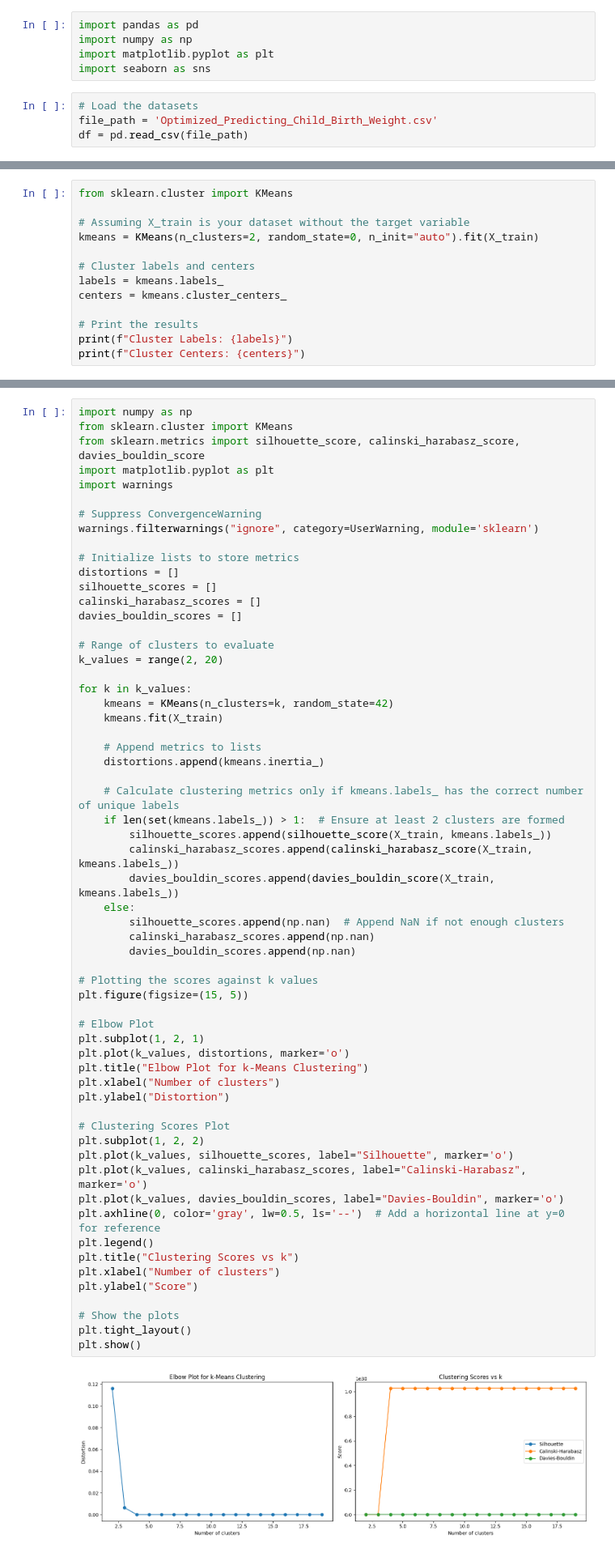
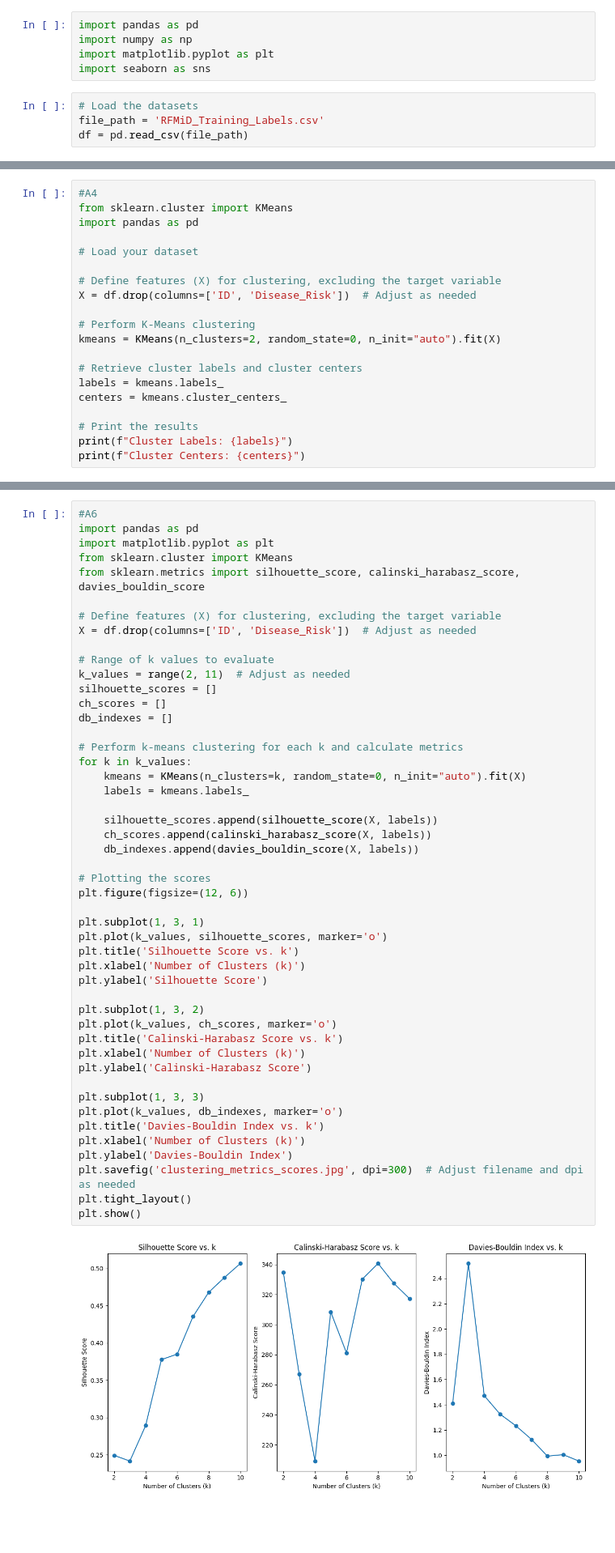
Before and after one commit to durupudiruthvika/Machine-Learning-Lab05, a Jupyter notebook: Lab05.ipynb, the cells around one changed output, grey strips where cells are left out. Shown at 81% size. Cells and saved outputs as stored; diff of their text form; blank space fills up the shorter version.

```diff
--- a/Lab05.ipynb
+++ b/Lab05.ipynb
@@ -5,6 +5,6 @@ import matplotlib.pyplot as plt
 import seaborn as sns
 # %%
 # Load the datasets
-file_path = 'Optimized_Predicting_Child_Birth_Weight.csv'
+file_path = 'RFMiD_Training_Labels.csv'
 df = pd.read_csv(file_path)
 # %%
@@ -126,10 +213,17 @@ R2 Score: -0.0011974940219798835
 # %%
+#A4
 from sklearn.cluster import KMeans
+import pandas as pd
 
-# Assuming X_train is your dataset without the target variable
-kmeans = KMeans(n_clusters=2, random_state=0, n_init="auto").fit(X_train)
+# Load your dataset
 
-# Cluster labels and centers
+# Define features (X) for clustering, excluding the target variable
+X = df.drop(columns=['ID', 'Disease_Risk'])  # Adjust as needed
+
+# Perform K-Means clustering
+kmeans = KMeans(n_clusters=2, random_state=0, n_init="auto").fit(X)
+
+# Retrieve cluster labels and cluster centers
 labels = kmeans.labels_
 centers = kmeans.cluster_centers_
 
@@ -159,63 +268,51 @@ Davies-Bouldin Index: 0.14359049631960305
 # %%
-import numpy as np
+#A6
+import pandas as pd
+import matplotlib.pyplot as plt
 from sklearn.cluster import KMeans
 from sklearn.metrics import silhouette_score, calinski_harabasz_score, davies_bouldin_score
-import matplotlib.pyplot as plt
-import warnings
 
-# Suppress ConvergenceWarning
-warnings.filterwarnings("ignore", category=UserWarning, module='sklearn')
+# Define features (X) for clustering, excluding the target variable
+X = df.drop(columns=['ID', 'Disease_Risk'])  # Adjust as needed
 
-# Initialize lists to store metrics
-distortions = []
+# Range of k values to evaluate
+k_values = range(2, 11)  # Adjust as needed
 silhouette_scores = []
-calinski_harabasz_scores = []
-davies_bouldin_scores = []
+ch_scores = []
+db_indexes = []
 
-# Range of clusters to evaluate
-k_values = range(2, 20)
+# Perform k-means clustering for each k and calculate metrics
+for k in k_values:
+    kmeans = KMeans(n_clusters=k, random_state=0, n_init="auto").fit(X)
+    labels = kmeans.labels_
 
-for k in k_values:
-    kmeans = KMeans(n_clusters=k, random_state=42)
-    kmeans.fit(X_train)
+    silhouette_scores.append(silhouette_score(X, labels))
+    ch_scores.append(calinski_harabasz_score(X, labels))
+    db_indexes.append(davies_bouldin_score(X, labels))
 
-    # Append metrics to lists
-    distortions.append(kmeans.inertia_)
+# Plotting the scores
+plt.figure(figsize=(12, 6))
 
-    # Calculate clustering metrics only if kmeans.labels_ has the correct number of unique labels
-    if len(set(kmeans.labels_)) > 1:  # Ensure at least 2 clusters are formed
-        silhouette_scores.append(silhouette_score(X_train, kmeans.labels_))
-        calinski_harabasz_scores.append(calinski_harabasz_score(X_train, kmeans.labels_))
-        davies_bouldin_scores.append(davies_bouldin_score(X_train, kmeans.labels_))
-    else:
-        silhouette_scores.append(np.nan)  # Append NaN if not enough clusters
-        calinski_harabasz_scores.append(np.nan)
-        davies_bouldin_scores.append(np.nan)
+plt.subplot(1, 3, 1)
+plt.plot(k_values, silhouette_scores, marker='o')
+plt.title('Silhouette Score vs. k')
+plt.xlabel('Number of Clusters (k)')
+plt.ylabel('Silhouette Score')
 
-# Plotting the scores against k values
-plt.figure(figsize=(15, 5))
+plt.subplot(1, 3, 2)
+plt.plot(k_values, ch_scores, marker='o')
+plt.title('Calinski-Harabasz Score vs. k')
+plt.xlabel('Number of Clusters (k)')
+plt.ylabel('Calinski-Harabasz Score')
 
-# Elbow Plot
-plt.subplot(1, 2, 1)
-plt.plot(k_values, distortions, marker='o')
-plt.title("Elbow Plot for k-Means Clustering")
-plt.xlabel("Number of clusters")
-plt.ylabel("Distortion")
-
-# Clustering Scores Plot
-plt.subplot(1, 2, 2)
-plt.plot(k_values, silhouette_scores, label="Silhouette", marker='o')
-plt.plot(k_values, calinski_harabasz_scores, label="Calinski-Harabasz", marker='o')
-plt.plot(k_values, davies_bouldin_scores, label="Davies-Bouldin", marker='o')
-plt.axhline(0, color='gray', lw=0.5, ls='--')  # Add a horizontal line at y=0 for reference
-plt.legend()
-plt.title("Clustering Scores vs k")
-plt.xlabel("Number of clusters")
-plt.ylabel("Score")
-
-# Show the plots
+plt.subplot(1, 3, 3)
+plt.plot(k_values, db_indexes, marker='o')
+plt.title('Davies-Bouldin Index vs. k')
+plt.xlabel('Number of Clusters (k)')
+plt.ylabel('Davies-Bouldin Index')
+plt.savefig('clustering_metrics_scores.jpg', dpi=300)  # Adjust filename and dpi as needed
 plt.tight_layout()
 plt.show()
 # %% [output]
-[figure, old version]
+[figure, new version]
 # %%
```
Also changed, not shown: parts of 6 cells of this notebook.
